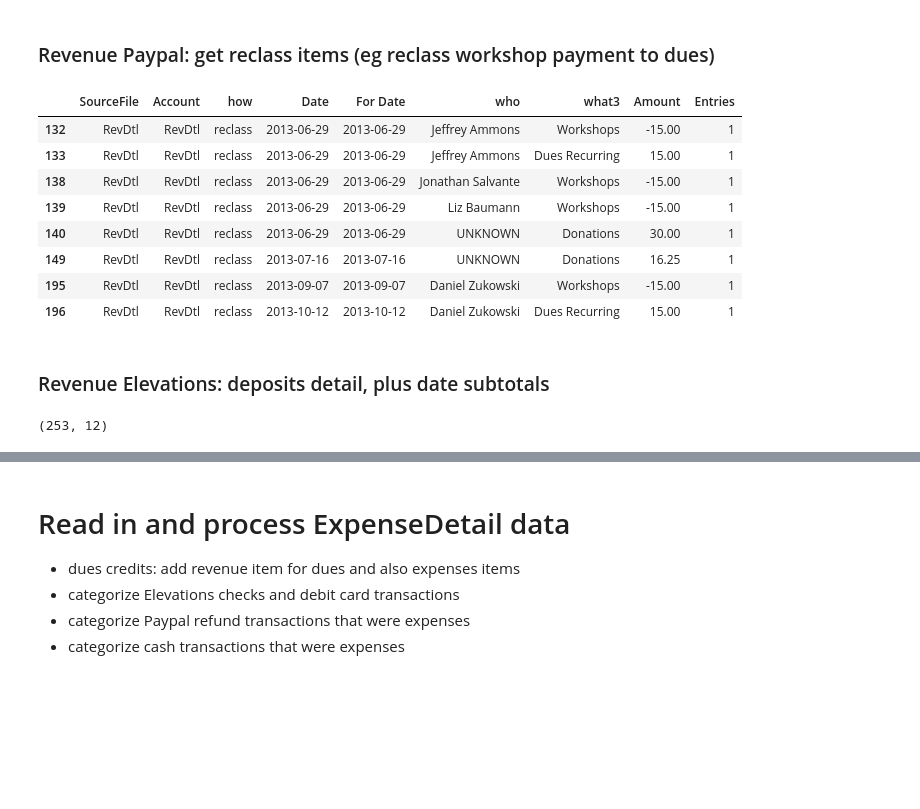
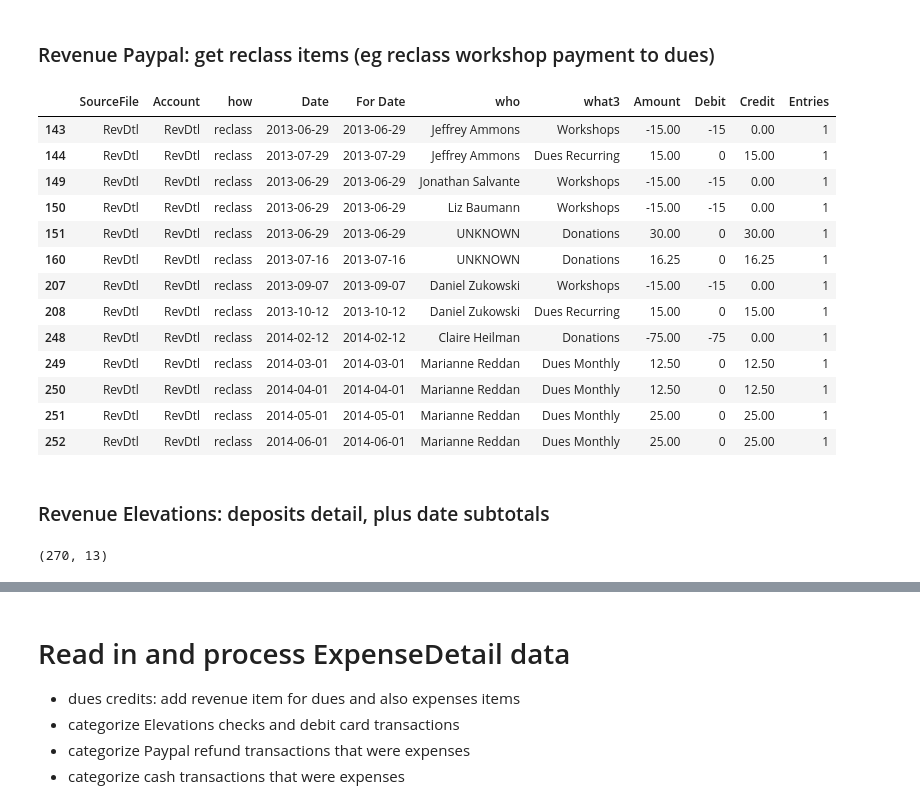
Before and after one commit to lizbaumann/SSD_database, a Jupyter notebook: SSDdb_RevExpDtl.ipynb, the cells around one changed output, grey strips where cells are left out. Saved outputs shown, nothing was run; the diff lists cells and outputs as text; code cells hidden in the pictures; blank space fills up the shorter version.

```diff
--- a/SSDdb_RevExpDtl.ipynb
+++ b/SSDdb_RevExpDtl.ipynb
@@ -9,7 +9,7 @@ import pandas as pd
 import numpy as np
 
 pathHomeDir = '/home/sarahconnor/Liz/'
-pathFinances = pathHomeDir + 'SSD/_Finances/'
+pathFinances = pathHomeDir + 'SSD/Finances/'
 # %% [markdown]
 ## Read in and process RevenueDetail data
 # %%
@@ -36,37 +36,46 @@ dfrd.shape # (364, 17)
 # %%
 dfrd_rcls = dfrd.copy()
 dfrd_rcls = dfrd_rcls[dfrd_rcls['how'] == 'reclass']
 dfrd_rcls['Date'] = dfrd_rcls['For Date']
-cols = ['SourceFile', 'Account', 'how', 'Date', 'For Date', 'who', 'what3', 'Amount', 'Entries']
+dfrd_rcls['Debit'] = [d if d < 0 else 0 for d in dfrd_rcls['Amount']]
+dfrd_rcls['Credit'] = [d if d >= 0 else 0 for d in dfrd_rcls['Amount']]
+cols = ['SourceFile', 'Account', 'how', 'Date', 'For Date', 'who', 'what3', 'Amount', 'Debit', 'Credit', 'Entries']
 dfrd_rcls = dfrd_rcls[cols]
 dfrd_rcls
 # %% [output]
-|  | SourceFile | Account | how | Date | For Date | who | what3 | Amount | Entries |
-| 132 | RevDtl | RevDtl | reclass | 2013-06-29 | 2013-06-29 | Jeffrey Ammons | Workshops | -15.00 | 1 |
-| 133 | RevDtl | RevDtl | reclass | 2013-06-29 | 2013-06-29 | Jeffrey Ammons | Dues Recurring | 15.00 | 1 |
-| 138 | RevDtl | RevDtl | reclass | 2013-06-29 | 2013-06-29 | Jonathan Salvante | Workshops | -15.00 | 1 |
-| 139 | RevDtl | RevDtl | reclass | 2013-06-29 | 2013-06-29 | Liz Baumann | Workshops | -15.00 | 1 |
-| 140 | RevDtl | RevDtl | reclass | 2013-06-29 | 2013-06-29 | UNKNOWN | Donations | 30.00 | 1 |
-| 149 | RevDtl | RevDtl | reclass | 2013-07-16 | 2013-07-16 | UNKNOWN | Donations | 16.25 | 1 |
-| 195 | RevDtl | RevDtl | reclass | 2013-09-07 | 2013-09-07 | Daniel Zukowski | Workshops | -15.00 | 1 |
-| 196 | RevDtl | RevDtl | reclass | 2013-10-12 | 2013-10-12 | Daniel Zukowski | Dues Recurring | 15.00 | 1 |
+|  | SourceFile | Account | how | Date | For Date | who | what3 | Amount | Debit | Credit | Entries |
+| 143 | RevDtl | RevDtl | reclass | 2013-06-29 | 2013-06-29 | Jeffrey Ammons | Workshops | -15.00 | -15 | 0.00 | 1 |
+| 144 | RevDtl | RevDtl | reclass | 2013-07-29 | 2013-07-29 | Jeffrey Ammons | Dues Recurring | 15.00 | 0 | 15.00 | 1 |
+| 149 | RevDtl | RevDtl | reclass | 2013-06-29 | 2013-06-29 | Jonathan Salvante | Workshops | -15.00 | -15 | 0.00 | 1 |
+| 150 | RevDtl | RevDtl | reclass | 2013-06-29 | 2013-06-29 | Liz Baumann | Workshops | -15.00 | -15 | 0.00 | 1 |
+| 151 | RevDtl | RevDtl | reclass | 2013-06-29 | 2013-06-29 | UNKNOWN | Donations | 30.00 | 0 | 30.00 | 1 |
+| 160 | RevDtl | RevDtl | reclass | 2013-07-16 | 2013-07-16 | UNKNOWN | Donations | 16.25 | 0 | 16.25 | 1 |
+| 207 | RevDtl | RevDtl | reclass | 2013-09-07 | 2013-09-07 | Daniel Zukowski | Workshops | -15.00 | -15 | 0.00 | 1 |
+| 208 | RevDtl | RevDtl | reclass | 2013-10-12 | 2013-10-12 | Daniel Zukowski | Dues Recurring | 15.00 | 0 | 15.00 | 1 |
+| 248 | RevDtl | RevDtl | reclass | 2014-02-12 | 2014-02-12 | Claire Heilman | Donations | -75.00 | -75 | 0.00 | 1 |
+| 249 | RevDtl | RevDtl | reclass | 2014-03-01 | 2014-03-01 | Marianne Reddan | Dues Monthly | 12.50 | 0 | 12.50 | 1 |
+| 250 | RevDtl | RevDtl | reclass | 2014-04-01 | 2014-04-01 | Marianne Reddan | Dues Monthly | 12.50 | 0 | 12.50 | 1 |
+| 251 | RevDtl | RevDtl | reclass | 2014-05-01 | 2014-05-01 | Marianne Reddan | Dues Monthly | 25.00 | 0 | 25.00 | 1 |
+| 252 | RevDtl | RevDtl | reclass | 2014-06-01 | 2014-06-01 | Marianne Reddan | Dues Monthly | 25.00 | 0 | 25.00 | 1 |
 # %% [markdown]
 ### Revenue Elevations: deposits detail, plus date subtotals
 # %%
 dfrd_el = dfrd.copy()
 dfrd_el = dfrd_el[dfrd_el['how'].isin(['cash','check','square'])]
-cols = ['SourceFile', 'Account', 'how', 'yrmo', 'Date', 'For Date', 'who', 'Category', 'Amount', 'Entries', 'Qty']
+dfrd_el['Debit'] = [d if d < 0 else 0 for d in dfrd_el['Amount']]
+dfrd_el['Credit'] = [d if d >= 0 else 0 for d in dfrd_el['Amount']]
+cols = ['SourceFile', 'Account', 'how', 'Date', 'For Date', 'who', 'Category', 'Amount', 'Debit', 'Credit', 'Entries', 'Qty']
 dfrd_el = dfrd_el[cols]
 dfrd_el['For Month'] = [int(d.strftime('%Y%m')) if not pd.isnull(d) \
     else 0 for d in dfrd_el['For Date']]
 cols = ['Date', 'Amount']
 dfrd_el_bydt = dfrd_el[cols]
 dfrd_el_bydt = dfrd_el_bydt.groupby(cols[0:len(cols)-1], as_index=False).sum()
-dfrd_el.shape # (253, 12)
+dfrd_el.shape
 
 #dfrd_501c3box = dfrd[dfrd['how'] == '501c3box']
 # %% [output]
-(253, 12)
+(270, 13)
 # %%
 dfrd_el.head()
 # %% [output]
```
Also changed, not shown: parts of 12 cells of this notebook, 3 other files.
